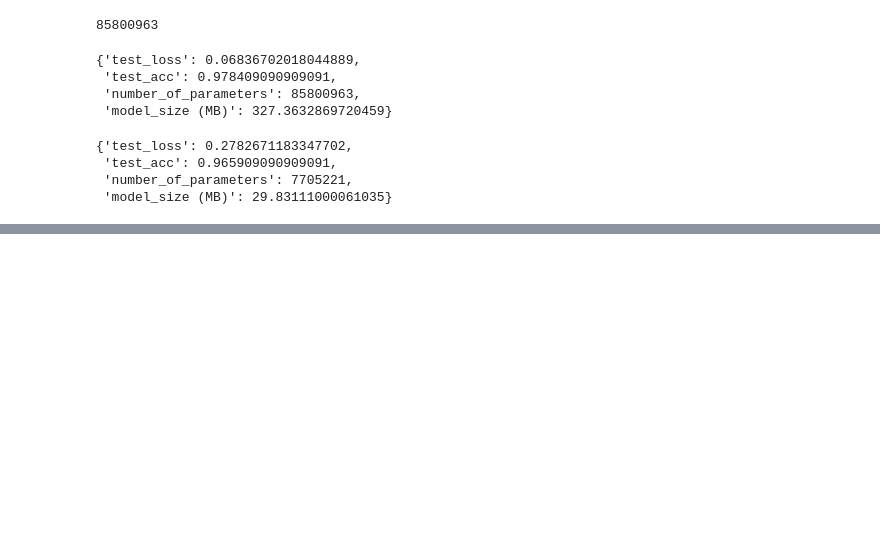
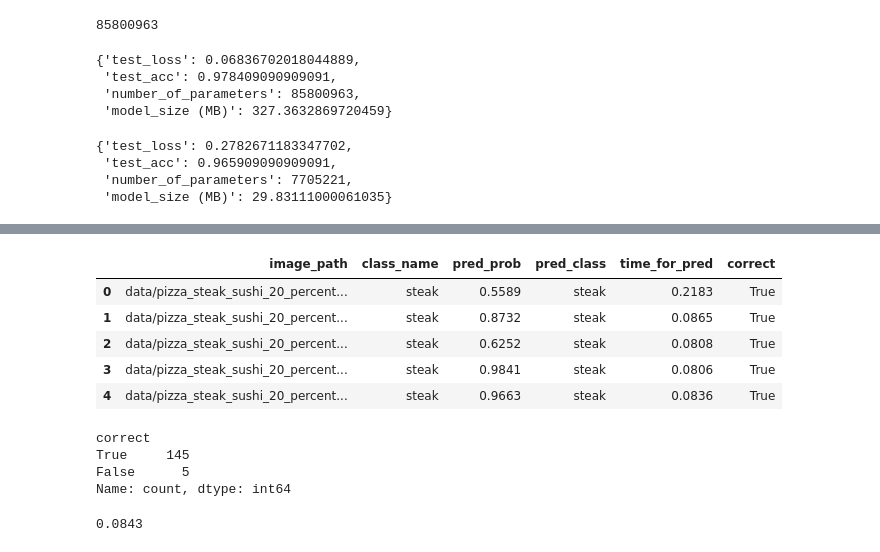
Before and after one commit to yacin-hamdi/deep_learning, a Jupyter notebook: pytorch/09_pytorch_model_deployment.ipynb, the cells around one changed output, grey strips where cells are left out. Saved outputs shown, nothing was run; the diff lists cells and outputs as text; code cells hidden in the pictures; blank space fills up the shorter version.

Commit message:
get effnetb2 average time of prediction on the test dataset

```diff
--- a/pytorch/09_pytorch_model_deployment.ipynb
+++ b/pytorch/09_pytorch_model_deployment.ipynb
@@ -336,0 +339,4 @@ effnetb2_stats
+# %%
+from pathlib import Path
+test_data_paths = list(Path(test_dir).glob("*/*.jpg"))
+test_data_paths[:10]
@@ -336,0 +400,6 @@ effnetb2_stats
+# %%
+effnetb2_pred_dicts = pred_and_store(paths=test_data_paths,
+                                   model=effnetb2,
+                                   transform=effnetb2_transforms,
+                                   class_names=class_names,
+                                    device="cpu")
@@ -336,0 +426,24 @@ effnetb2_stats
+# %%
+# Turn the test_pred_dicts into a DataFrame
+import pandas as pd
+effnetb2_pred_df = pd.DataFrame(effnetb2_pred_dicts)
+effnetb2_pred_df.head()
+# %% [output]
+|  | image_path | class_name | pred_prob | pred_class | time_for_pred | correct |
+| 0 | data/pizza_steak_sushi_20_percent... | steak | 0.5589 | steak | 0.2183 | True |
+| 1 | data/pizza_steak_sushi_20_percent... | steak | 0.8732 | steak | 0.0865 | True |
+| 2 | data/pizza_steak_sushi_20_percent... | steak | 0.6252 | steak | 0.0808 | True |
+| 3 | data/pizza_steak_sushi_20_percent... | steak | 0.9841 | steak | 0.0806 | True |
+| 4 | data/pizza_steak_sushi_20_percent... | steak | 0.9663 | steak | 0.0836 | True |
+# %%
+effnetb2_pred_df.correct.value_counts()
+# %% [output]
+correct
+True     145
+False      5
+Name: count, dtype: int64
+# %%
+effnetb2_average_time_per_pred = round(effnetb2_pred_df.time_for_pred.mean(), 4)
+effnetb2_average_time_per_pred
+# %% [output]
+0.0843
```
Also changed, not shown: parts of 7 cells of this notebook.
